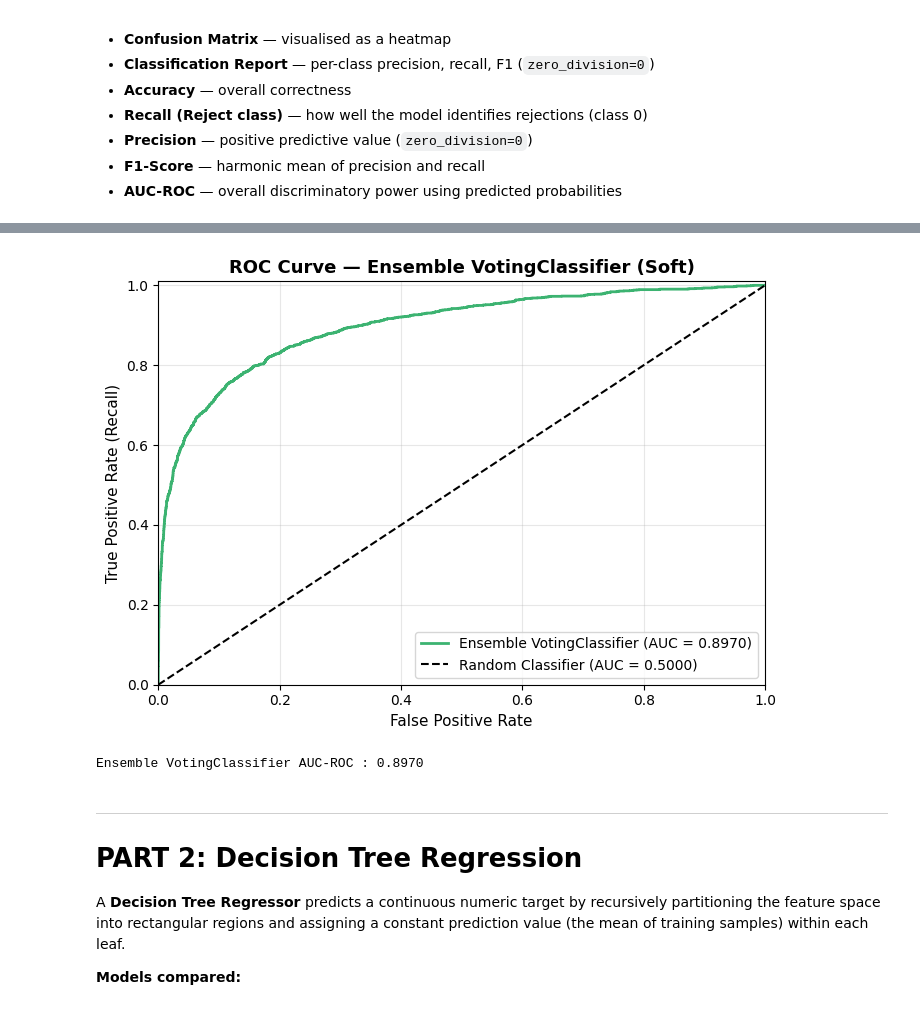
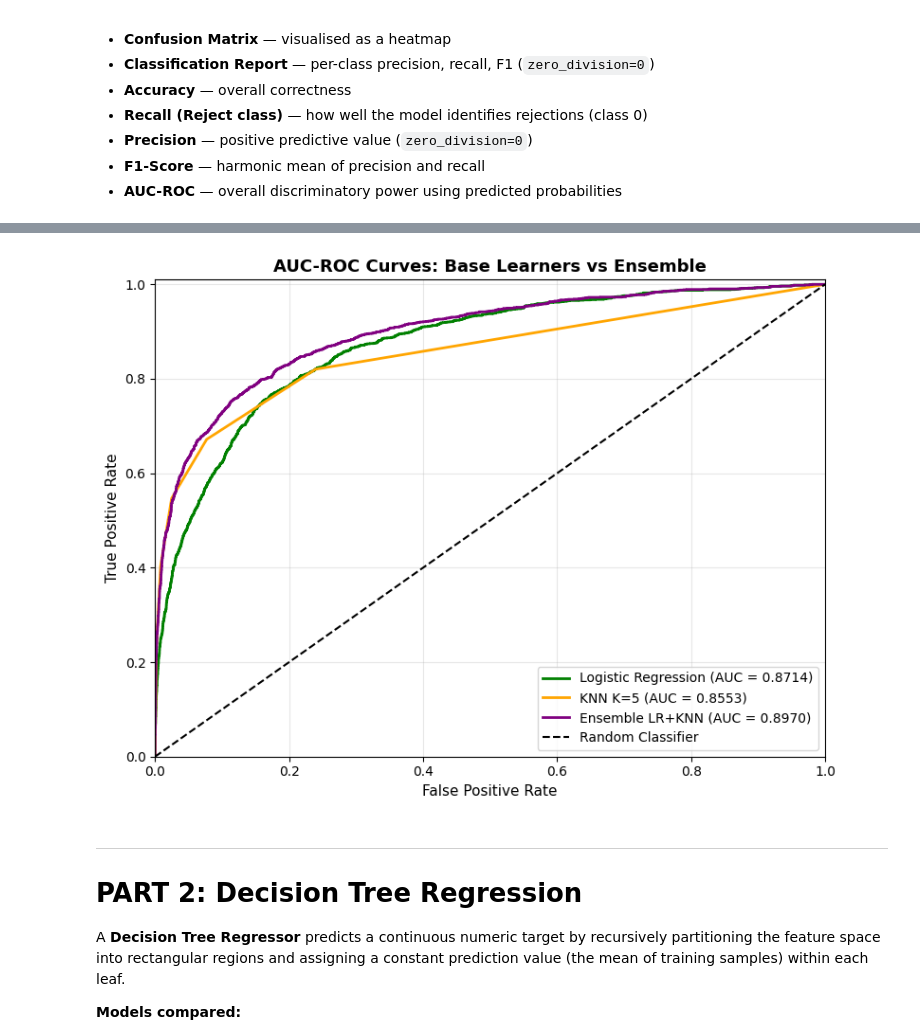
Before and after one commit to vinukaw/Machine-Learning-CW-New, a Jupyter notebook: Final Python notebook 3 .ipynb, the cells around one changed output, grey strips where cells are left out. Drawn from its saved outputs; the diff is of its cells as text; code cells hidden in the pictures.

```diff
--- a/ensemble_and_regression.ipynb
+++ b/Final Python notebook 3 .ipynb
@@ -363,52 +531,57 @@ The ROC curve visualises the trade-off between True Positive Rate (Recall) and F
 # %%
-# Compute the false positive rate, true positive rate and thresholds for the ROC curve
-fpr, tpr, _ = roc_curve(y_test, y_proba)
+# ===== COMBINED ROC CURVE: BASE LEARNERS vs ENSEMBLE =====
 
-# Create a figure for the ROC curve plot
-plt.figure(figsize=(7, 5))
+# Compute ROC curve coordinates for the ensemble
+fpr_ens, tpr_ens, _ = roc_curve(y_test, y_proba)
 
-# Plot the ensemble model's ROC curve with its AUC score in the label
-plt.plot(
-    fpr,
-    tpr,
-    color='mediumseagreen',
-    linewidth=2,
-    label=f'Ensemble VotingClassifier (AUC = {auc:.4f})'
-)
+# Create a figure for the combined ROC plot
+plt.figure(figsize=(8, 6))
 
-# Draw the diagonal dashed line representing a random classifier baseline
-plt.plot([0, 1], [0, 1], 'k--', label='Random Classifier (AUC = 0.5000)')
+# Plot Logistic Regression ROC curve (green)
+plt.plot(fpr_lr, tpr_lr,
+         color='green', linewidth=2,
+         label=f'Logistic Regression (AUC = {auc_lr:.4f})')
 
-# Set the title of the ROC plot
-plt.title('ROC Curve — Ensemble VotingClassifier (Soft)', fontsize=13, fontweight='bold')
+# Plot KNN ROC curve (orange)
+plt.plot(fpr_knn, tpr_knn,
+         color='orange', linewidth=2,
+         label=f'KNN K=5 (AUC = {auc_knn:.4f})')
+
+# Plot Ensemble ROC curve (purple)
+plt.plot(fpr_ens, tpr_ens,
+         color='purple', linewidth=2,
+         label=f'Ensemble LR+KNN (AUC = {auc:.4f})')
+
+# Draw the diagonal dashed line representing a random classifier
+plt.plot([0, 1], [0, 1], 'k--', label='Random Classifier')
+
+# Set the title
+plt.title('AUC-ROC Curves: Base Learners vs Ensemble',
+          fontsize=13, fontweight='bold')
 
 # Label the x-axis
 plt.xlabel('False Positive Rate', fontsize=11)
 
 # Label the y-axis
-plt.ylabel('True Positive Rate (Recall)', fontsize=11)
+plt.ylabel('True Positive Rate', fontsize=11)
 
-# Add a legend to identify the model curve and baseline
+# Add a legend
 plt.legend(loc='lower right', fontsize=10)
 
-# Set axis limits to display the full ROC space
+# Set axis limits
 plt.xlim([0.0, 1.0])
 plt.ylim([0.0, 1.01])
 
-# Add a light grid for easier reading
+# Add grid
 plt.grid(alpha=0.3)
 
-# Apply tight layout to prevent label clipping
+# Apply tight layout
 plt.tight_layout()
 
-# Display the ROC curve plot
+# Display the plot
 plt.show()
-
-# Print a numeric summary of the AUC score
-print(f"Ensemble VotingClassifier AUC-ROC : {auc:.4f}")
 # %% [output]
-[figure, old version]
+[figure, new version]
-Ensemble VotingClassifier AUC-ROC : 0.8970
 # %% [markdown]
 ---
 
```
Also changed, not shown: parts of 24 cells of this notebook, 2 other files.
